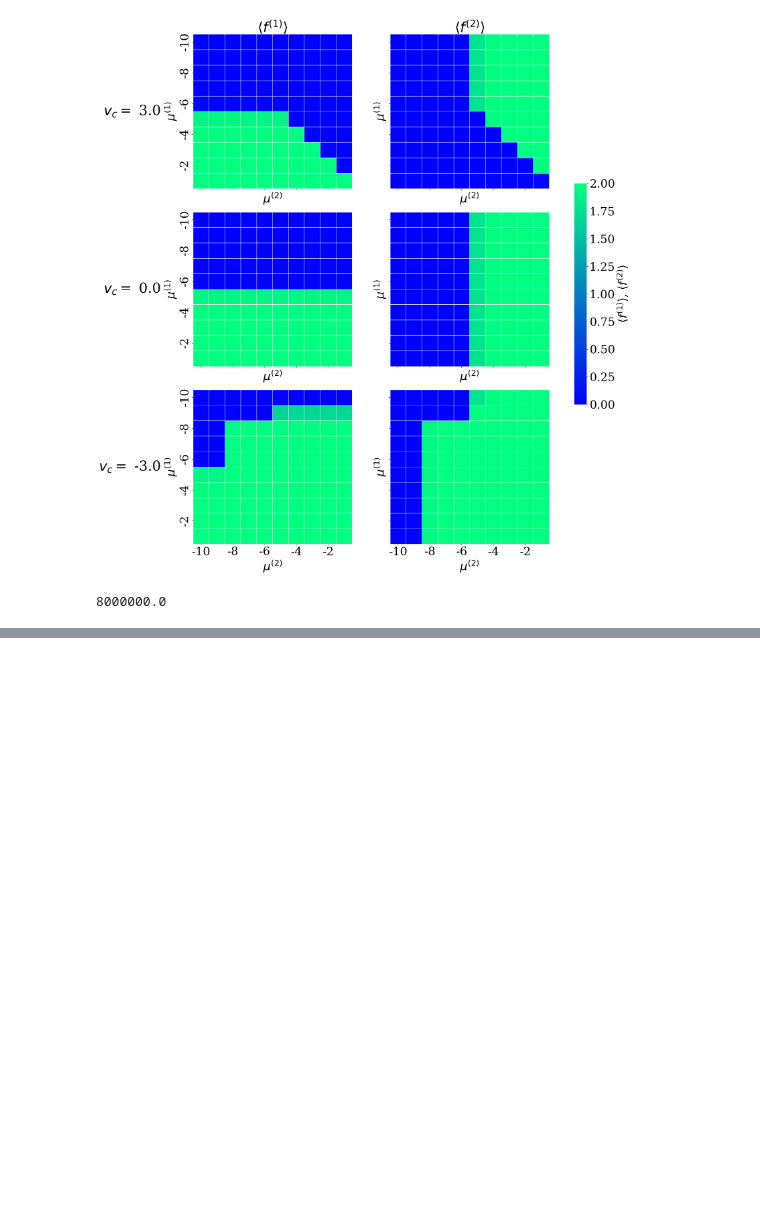
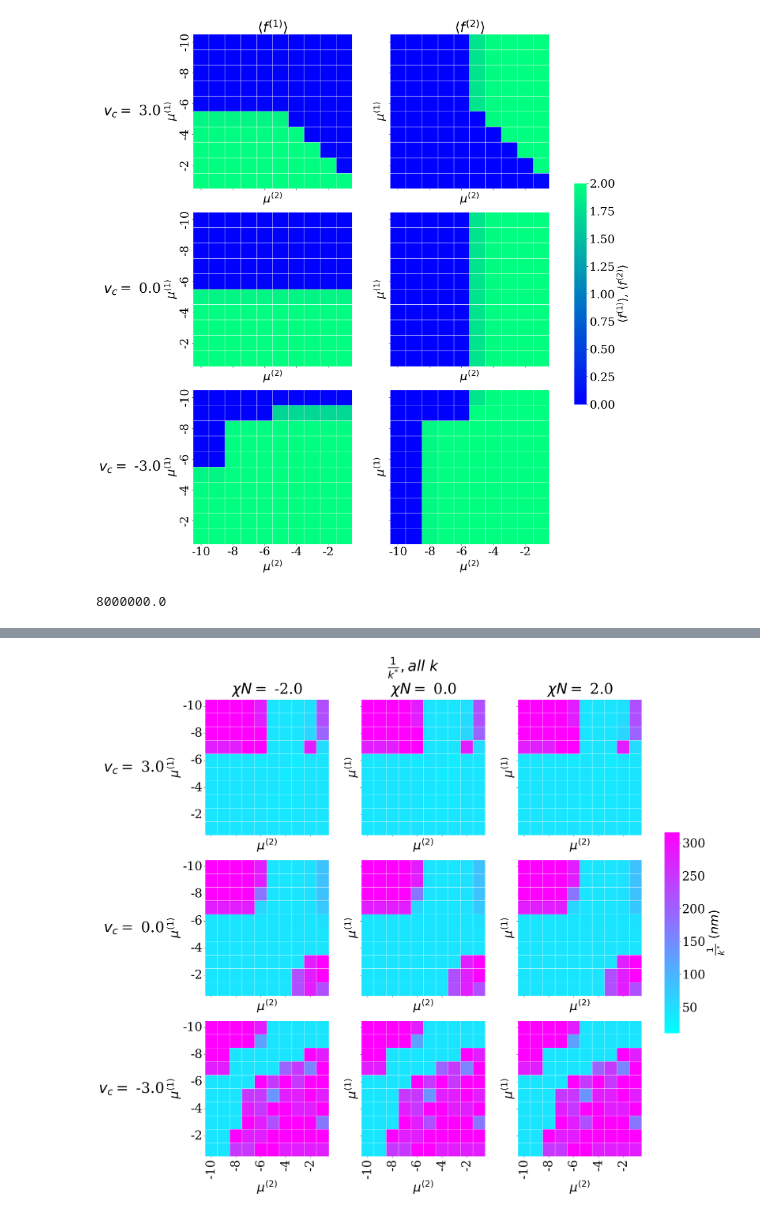
Before and after one commit to tmhabte/wlcsim_membrane, a Jupyter notebook: chrom_stab/chrom_stab_anal.ipynb, the cells around one changed output, grey strips where cells are left out. Saved outputs shown, nothing was run; the diff lists cells and outputs as text; code cells hidden in the pictures; blank space fills up the shorter version.

```diff
--- a/chrom_stab/chrom_stab_anal.ipynb
+++ b/chrom_stab/chrom_stab_anal.ipynb
@@ -1039,9 +1039,9 @@ fig, axs = plt.subplots(len(ID_list), len(chi_list), figsize=(20,20), sharex=Tru
 fig.tight_layout()
 font = {'family' : 'serif',
         'weight':'normal',
-        'size': 25}
+        'size': 35}
 plt.rc('font', **font)
-fig.suptitle(r"$ \frac{1}{k^{*}}, all \ k$" , y = 1.03)#\
+fig.suptitle(r"$ \frac{1}{k^{*}}, all \ k$" , y = 1.05)#\
 #              +  ", $e_B^{(1)} = $" + \
 #           str(e_m[0]) + ", $e_B^{(2)} = $" + str(e_m[1]), y = 1.03)
 # cbar_ax = fig.add_axes([.91, .3, .03, .4])
@@ -1072,34 +1072,36 @@ for i in range(len(ID_list)):
                     vmin=1/(k_vec[-1]*b), vmax=1/(k_vec[0]*b),\
                     cbar_ax=None if i else cbar_ax, cbar_kws={'label':  r"$ \frac{1}{k^*} \ (nm)$"}, ax = axs[i][j])
 
         ax.set_xticks(ax.get_xticks()[::2])
         ax.set_xticklabels(mu2_array[::2].astype(np.int64))
         ax.set_yticks(ax.get_yticks()[::2])
         ax.set_yticklabels(mu1_array[::2].astype(np.int64))
     #     ax.set_ylabel("$\mu^{(1)}$")
     #     ax.set_xlabel("$\mu^{(2)}$")
 
 #         ax.set_title("$\chi N = $" + str(np.round(chi*N, 2)) +  ", $v_{int} = $ [" + str(v_int[0][1]) + "]\n")
 
 
 cols = ["$\chi N = $ {}".format(np.round(chi*N, 2)) for chi in chi_list]
 rows = ['$v_c = $ {}'.format(v_cross) for v_cross in v_c_list]
 
 plt.setp(axs.flat, xlabel="$\mu^{(2)}$", ylabel="$\mu^{(1)}$")
 
 pad = 5 # in points
 
 for ax, col in zip(axs[0], cols):
-    ax.annotate(col, xy=(0.5, 1), xytext=(0, pad),
+    ax.annotate(col, xy=(0.5, 1.03), xytext=(0, pad),
                 xycoords='axes fraction', textcoords='offset points',
                 size='large', ha='center', va='baseline')
 
 for ax, row in zip(axs[:,0], rows):
     ax.annotate(row, xy=(0, 0.5), xytext=(-ax.yaxis.labelpad - pad, 0),
                 xycoords=ax.yaxis.label, textcoords='offset points',
                 size='large', ha='right', va='center')
 
 plt.show()
+# %% [output]
+[figure, added]
 # %%
 # fig, axs = plt.subplots(len(ID_array), 1, figsize=(5*2,17*2), sharex=True, sharey = True)
 fig, axs = plt.subplots(len(ID_list), len(chi_list), figsize=(20,20), sharex=True, sharey = True)
```
Also changed, not shown: parts of 5 cells of this notebook.
